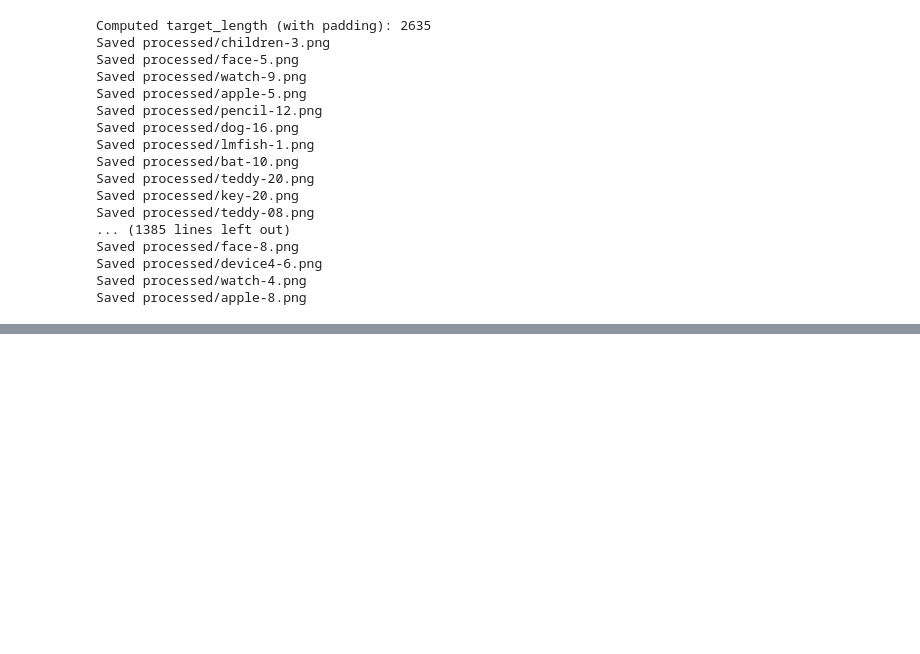
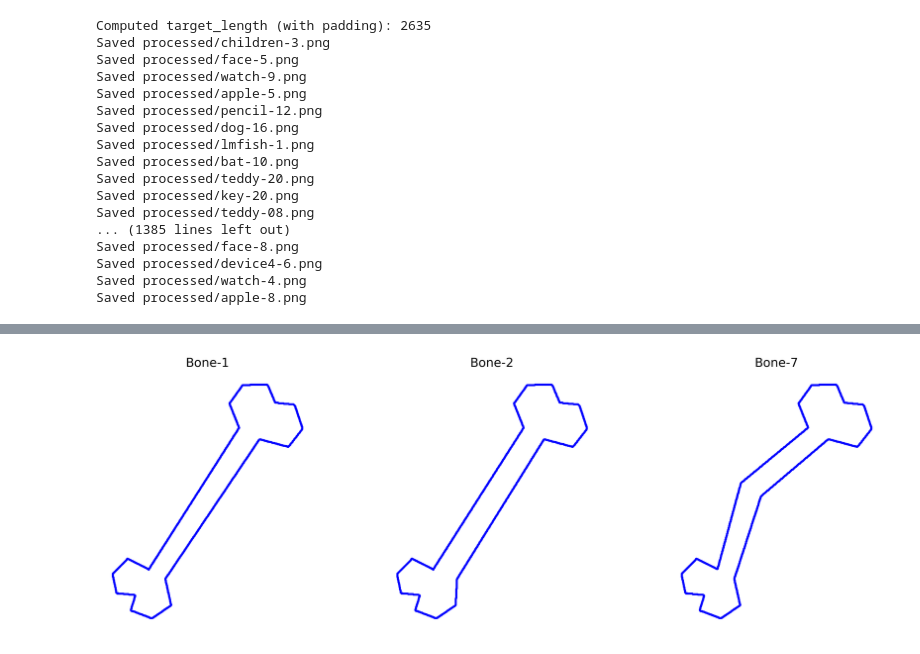
Before and after one commit to reddevil0623/MPEG-7_analysis, a Jupyter notebook: bullseye.ipynb, the cells around one changed output, grey strips where cells are left out. Saved outputs shown, nothing was run; the diff lists cells and outputs as text; code cells hidden in the pictures; blank space fills up the shorter version.

```diff
--- a/bullseye.ipynb
+++ b/bullseye.ipynb
@@ -1023,0 +1230,84 @@ Saved processed/apple-8.png
+# %%
+#!/usr/bin/env python3
+import os
+import numpy as np
+from PIL import Image
+import matplotlib.pyplot as plt
+from skimage import measure
+
+# ─── Contour → Simplicial Conversion (unchanged) ─────────────────────────────
+def extract_boundary(mask):
+    return measure.find_contours(mask.astype(float), level=0.5)
+
+def contours_to_simplicial(contours):
+    data, simplices = [], []
+    offset = 0
+    for loop in contours:
+        pts = [tuple(pt) for pt in loop]
+        data.extend(pts)
+        N = len(pts)
+        for j in range(N):
+            v1 = offset + j     + 1
+            v2 = offset + (j+1)%N + 1
+            simplices.append([v1, v2])
+        offset += N
+    return data, simplices
+
+# ─── High-DPI Plotting ───────────────────────────────────────────────────────
+def plot_vertices_and_edges(padded_dict, file_list, figsize_per=4, dpi=200):
+    """
+    Plot vertices & edges of the contours for each filename, at higher DPI.
+
+    Args:
+      padded_dict: dict[base_filename→2D binary mask]
+      file_list:   list of filenames (gif/png/just base) to plot
+      figsize_per: width (and height) per subplot in inches
+      dpi:         dots-per-inch for the figure
+    """
+    n = len(file_list)
+    plt.figure(figsize=(figsize_per*n, figsize_per), dpi=dpi)
+    for i, fname in enumerate(file_list):
+        base = os.path.splitext(os.path.basename(fname))[0]
+        if base not in padded_dict:
+            raise ValueError(f"{base!r} not in padded_dict")
+        mask = padded_dict[base]
+        contours = extract_boundary(mask)
+        data, simplices = contours_to_simplicial(contours)
+
+        coords = np.array(data)
+        rows, cols = coords[:,0], coords[:,1]
+
+        ax = plt.subplot(1, n, i+1)
+        ax.set_aspect('equal')
+        ax.scatter(cols, rows, s=1, c='blue', alpha=0.6)
+        # for v1, v2 in simplices:
+        #     y1, x1 = data[v1-1]
+        #     y2, x2 = data[v2-1]
+        #     ax.plot([x1, x2], [y1, y2], '-', linewidth=1, c='black')
+
+        ax.invert_yaxis()
+        ax.set_title(base)
+        ax.axis('off')
+    plt.tight_layout()
+    plt.show()
+
+# ─── Main: load masks & call high-DPI plot ──────────────────────────────────
+if __name__ == '__main__':
+    processed_dir = "processed"
+    padded_dict = {}
+    for fname in os.listdir(processed_dir):
+        if not fname.lower().endswith('.png'):
+            continue
+        base = os.path.splitext(fname)[0]
+        img = Image.open(os.path.join(processed_dir, fname)).convert('L')
+        mask = (np.array(img) > 127).astype(np.uint8)
+        padded_dict[base] = mask
+
+    # pick whichever image bases you like:
+    files_to_plot = ["Bone-1.gif", "Bone-2.gif", "Bone-7.gif"]
+
+    # now call with higher DPI
+    plot_vertices_and_edges(padded_dict, files_to_plot,
+                            figsize_per=4, dpi=500)
+# %% [output]
+[figure, added]
```
Also changed, not shown: parts of 2 cells of this notebook.
